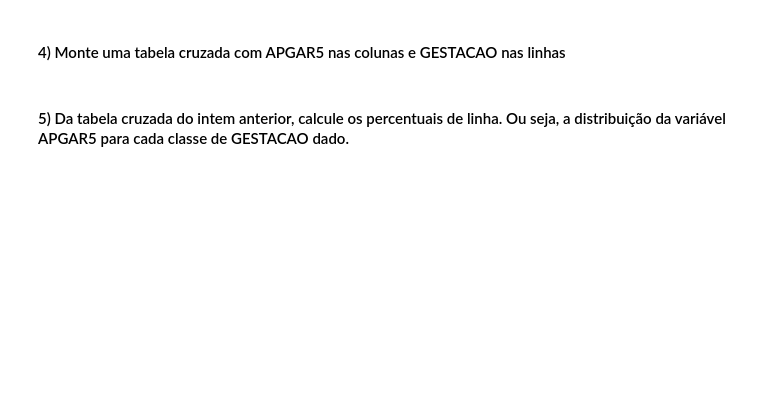
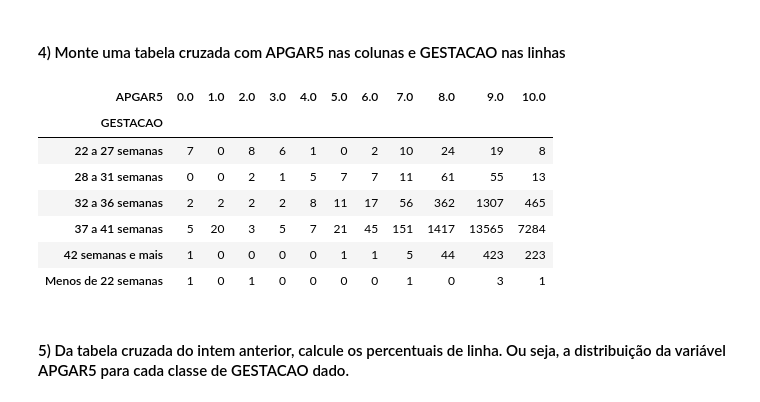
Before and after one commit to MacielGithub/Exercicios_EBAC, a Jupyter notebook: M6_E3.ipynb, the cells around one changed output. Saved outputs shown, nothing was run; the diff lists cells and outputs as text; code cells hidden in the pictures; blank space fills up the shorter version.

```diff
--- a/M6_E3.ipynb
+++ b/M6_E3.ipynb
@@ -76,4 +85,16 @@ for status_gestacao in status_gestacao_lista:
 # %% [markdown]
 ####  4) Monte uma tabela cruzada com APGAR5 nas colunas e GESTACAO nas linhas
+# %%
+APGAR_gestacao_crosstab = pd.crosstab(sinasc['GESTACAO'], sinasc['APGAR5'])
+APGAR_gestacao_crosstab
+# %% [output]
+| APGAR5 | 0.0 | 1.0 | 2.0 | 3.0 | 4.0 | 5.0 | 6.0 | 7.0 | 8.0 | 9.0 | 10.0 |
+| GESTACAO |  |  |  |  |  |  |  |  |  |  |  |
+| 22 a 27 semanas | 7 | 0 | 8 | 6 | 1 | 0 | 2 | 10 | 24 | 19 | 8 |
+| 28 a 31 semanas | 0 | 0 | 2 | 1 | 5 | 7 | 7 | 11 | 61 | 55 | 13 |
+| 32 a 36 semanas | 2 | 2 | 2 | 2 | 8 | 11 | 17 | 56 | 362 | 1307 | 465 |
+| 37 a 41 semanas | 5 | 20 | 3 | 5 | 7 | 21 | 45 | 151 | 1417 | 13565 | 7284 |
+| 42 semanas e mais | 1 | 0 | 0 | 0 | 0 | 1 | 1 | 5 | 44 | 423 | 223 |
+| Menos de 22 semanas | 1 | 0 | 1 | 0 | 0 | 0 | 0 | 1 | 0 | 3 | 1 |
 # %% [markdown]
 ####  5) Da tabela cruzada do intem anterior, calcule os percentuais de linha. Ou seja, a distribuição da variável APGAR5 para cada classe de GESTACAO dado.
```
Also changed, not shown: parts of 9 cells of this notebook.
